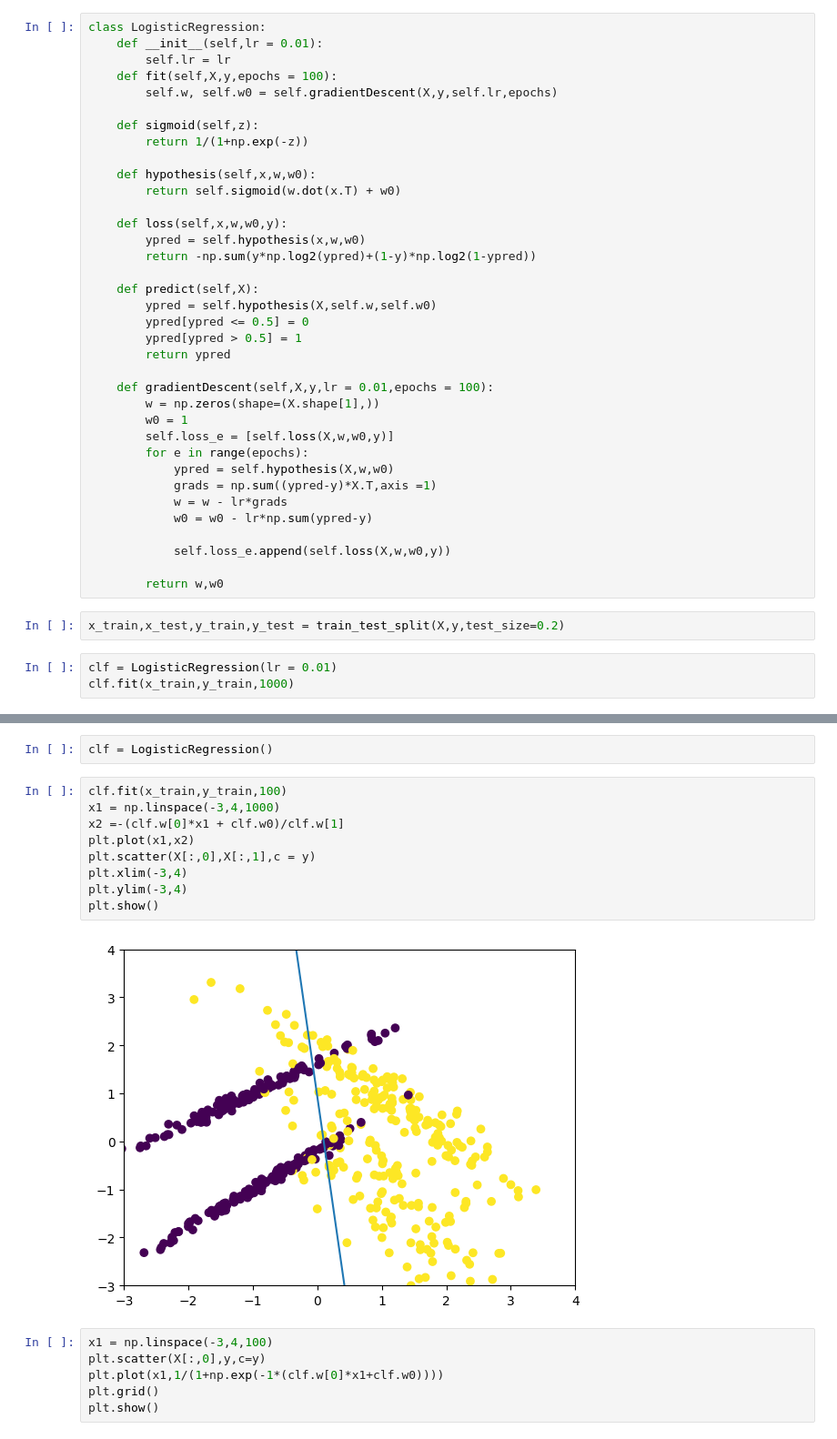
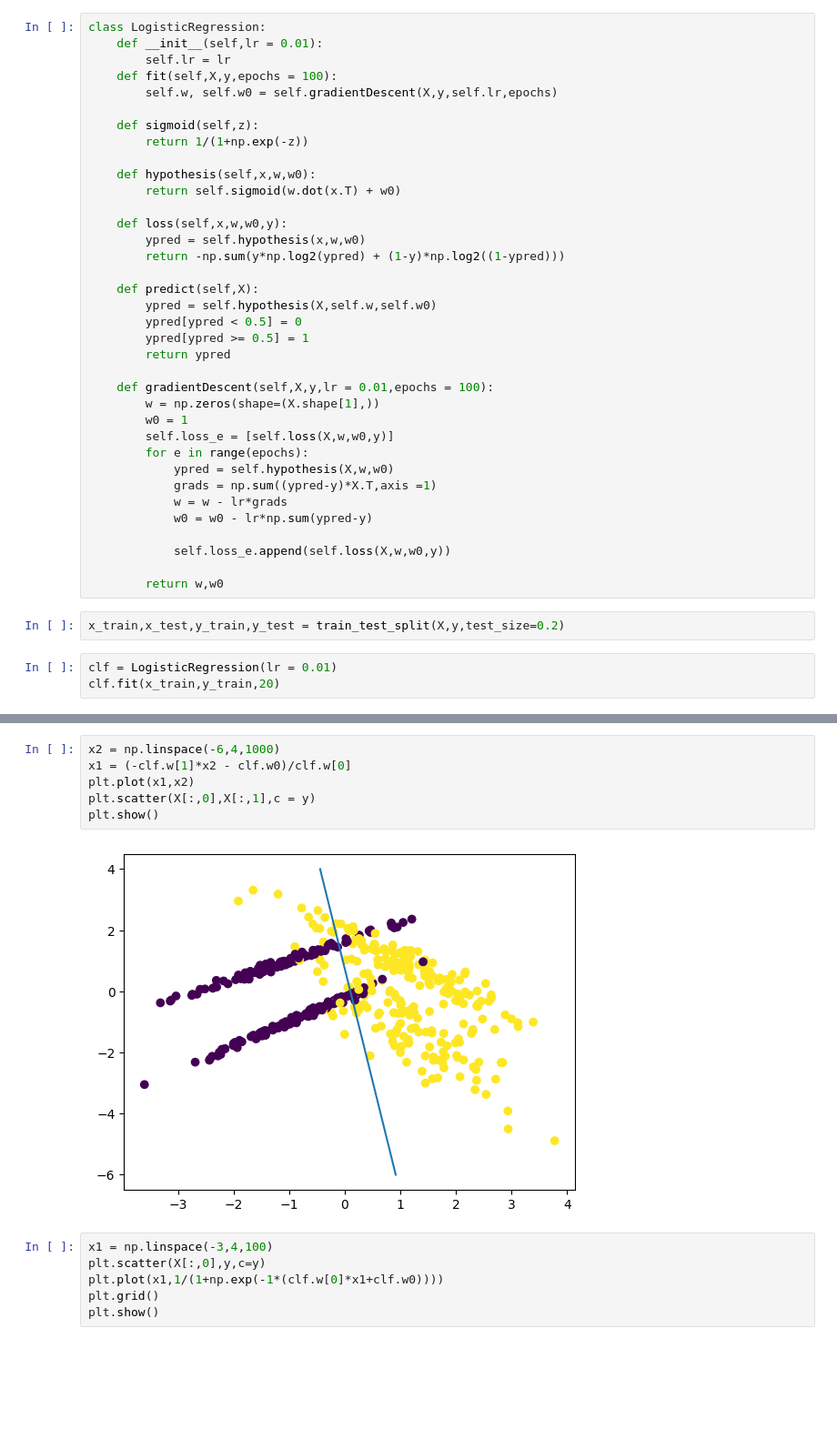
Before and after one commit to ShubhamSinghal12/DS_PP_FEB_25, a Jupyter notebook: Logistic Regression/LogisticRegression/Logistic Regression.ipynb, the cells around one changed output, grey strips where cells are left out. Shown: that part at 91% size. Saved outputs shown, nothing was run; the diff lists cells and outputs as text; blank space fills up the shorter version.

```diff
--- a/Logistic Regression/LogisticRegression/Logistic Regression.ipynb
+++ b/Logistic Regression/LogisticRegression/Logistic Regression.ipynb
@@ -32,12 +33,12 @@ class LogisticRegression:
 
     def loss(self,x,w,w0,y):
         ypred = self.hypothesis(x,w,w0)
-        return -np.sum(y*np.log2(ypred)+(1-y)*np.log2(1-ypred))
+        return -np.sum(y*np.log2(ypred) + (1-y)*np.log2((1-ypred)))
 
     def predict(self,X):
         ypred = self.hypothesis(X,self.w,self.w0)
-        ypred[ypred <= 0.5] = 0
-        ypred[ypred > 0.5] = 1
+        ypred[ypred < 0.5] = 0
+        ypred[ypred >= 0.5] = 1
         return ypred
 
     def gradientDescent(self,X,y,lr = 0.01,epochs = 100):
@@ -57,6 +58,6 @@ class LogisticRegression:
 x_train,x_test,y_train,y_test = train_test_split(X,y,test_size=0.2)
 # %%
 clf = LogisticRegression(lr = 0.01)
-clf.fit(x_train,y_train,1000)
+clf.fit(x_train,y_train,20)
 # %%
 ypred = clf.predict(x_train)
@@ -76,16 +77,11 @@ plt.show()
-# %%
-clf = LogisticRegression()
 # %%
-clf.fit(x_train,y_train,100)
-x1 = np.linspace(-3,4,1000)
-x2 =-(clf.w[0]*x1 + clf.w0)/clf.w[1]
+x2 = np.linspace(-6,4,1000)
+x1 = (-clf.w[1]*x2 - clf.w0)/clf.w[0]
 plt.plot(x1,x2)
 plt.scatter(X[:,0],X[:,1],c = y)
-plt.xlim(-3,4)
-plt.ylim(-3,4)
 plt.show()
 # %% [output]
-[figure, old version]
+[figure, new version]
 # %%
 x1 = np.linspace(-3,4,100)
 plt.scatter(X[:,0],y,c=y)
```
Also changed, not shown: parts of 5 cells of this notebook.
